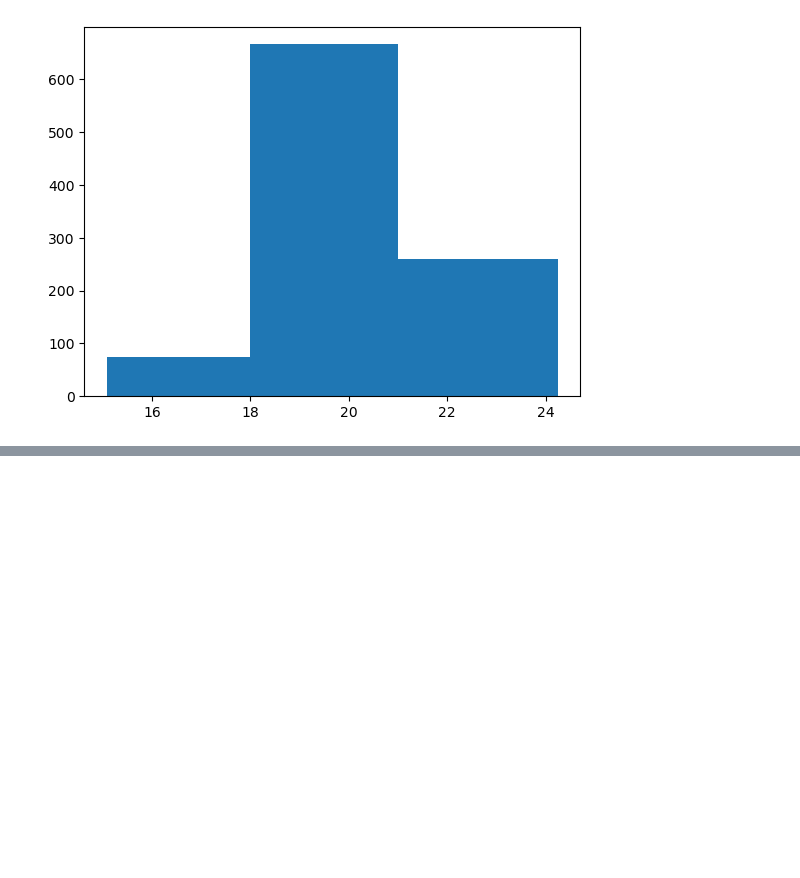
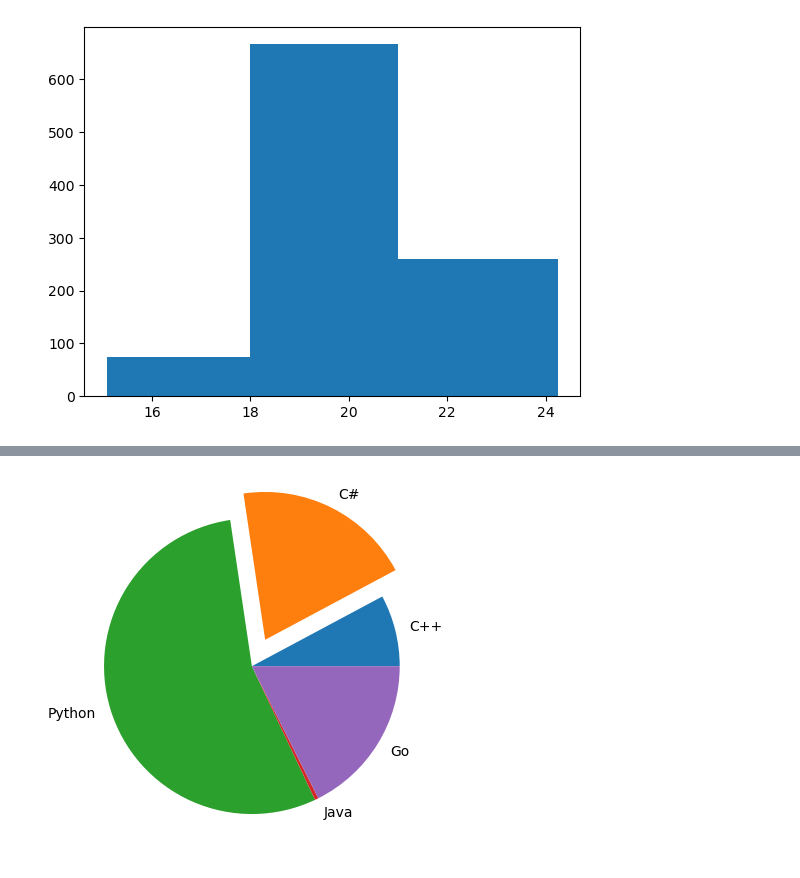
Before and after one commit to Jeannot-MN/Machine-Learning, a Jupyter notebook: notebooks/libraries-101/_matplotlib.ipynb, the cells around one changed output, grey strips where cells are left out. Drawn from its saved outputs; the diff is of its cells as text; code cells hidden in the pictures; blank space fills up the shorter version.

```diff
--- a/notebooks/libraries-101/_matplotlib.ipynb
+++ b/notebooks/libraries-101/_matplotlib.ipynb
@@ -74,0 +83,7 @@ plt.show()
+# %%
+explodes = [0,0.2,0,0, 0]
+
+plt.pie(votes, labels=x, explode=explodes)
+plt.show()
+# %% [output]
+[figure, added]
```
Also changed, not shown: parts of 2 cells of this notebook.
